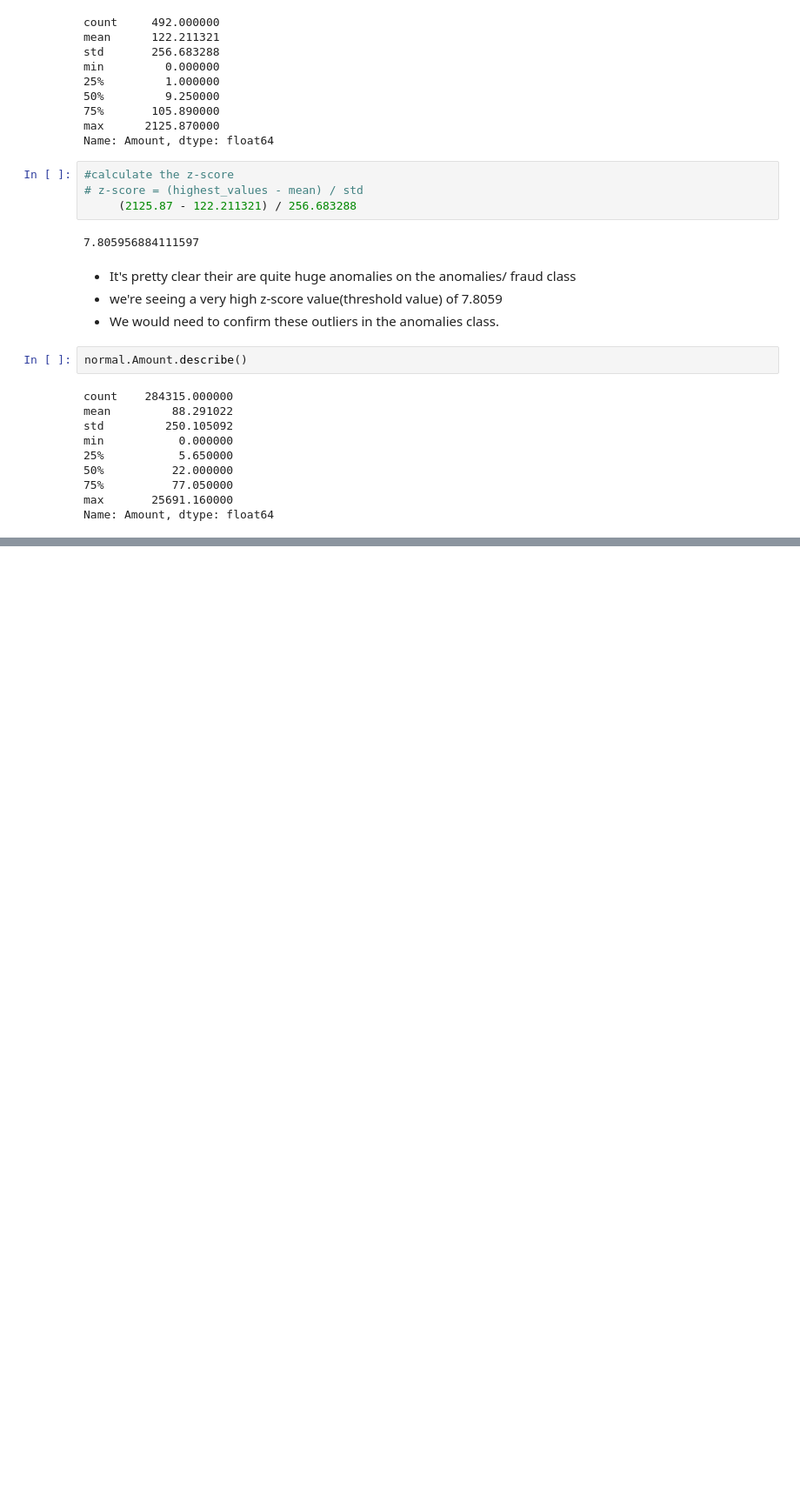
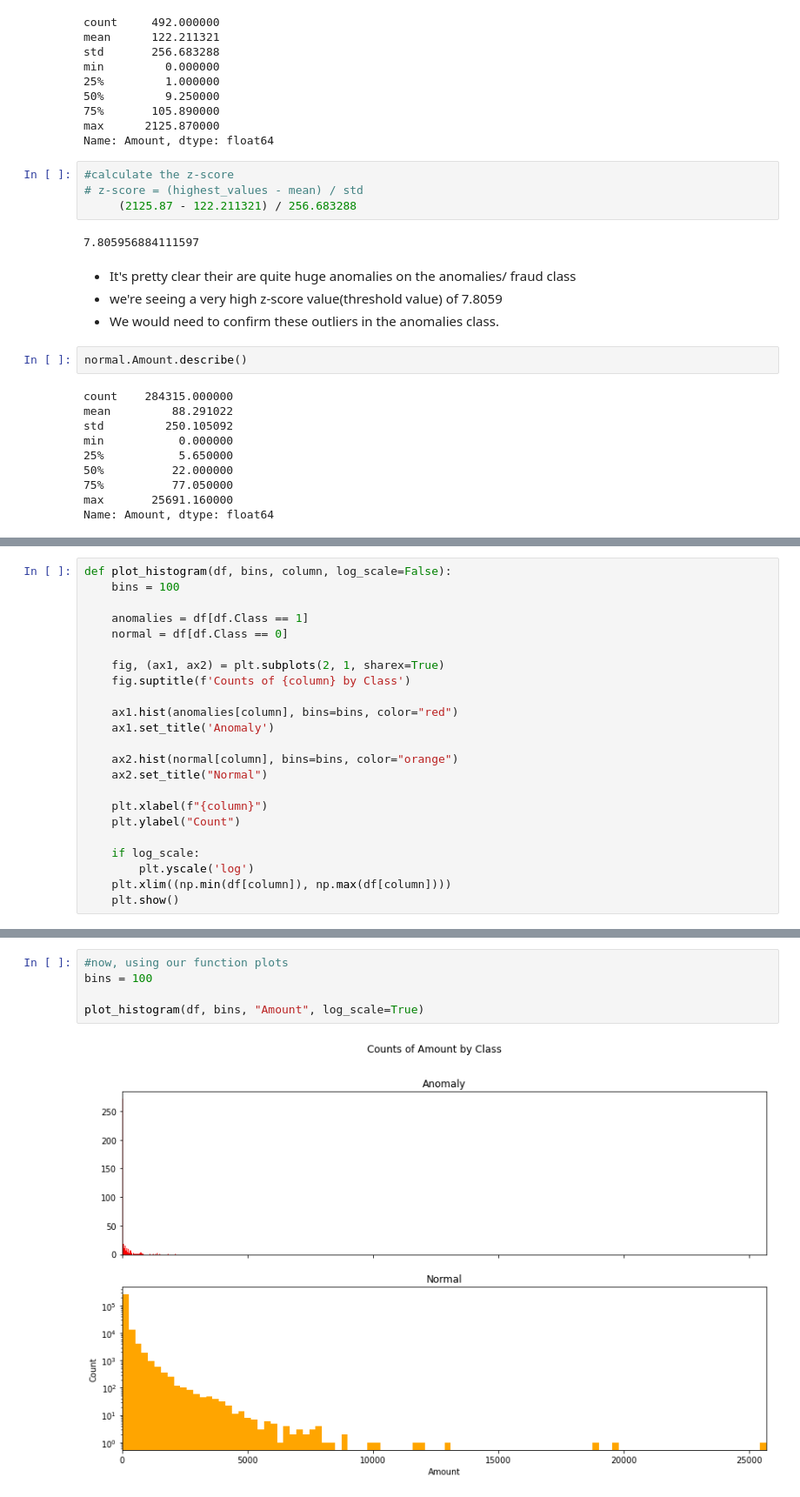
Before and after one commit to Joshua-Abok/mlops-w-creditcard-data, a Jupyter notebook: cc_dataset_analysis.ipynb, the cells around one changed output, grey strips where cells are left out. Shown at 87% size. Saved outputs shown, nothing was run; the diff lists cells and outputs as text; blank space fills up the shorter version.

```diff
--- a/cc_dataset_analysis.ipynb
+++ b/cc_dataset_analysis.ipynb
@@ -110,0 +121,23 @@ Name: Amount, dtype: float64
+# %%
+def plot_histogram(df, bins, column, log_scale=False):
+    bins = 100
+
+    anomalies = df[df.Class == 1]
+    normal = df[df.Class == 0]
+
+    fig, (ax1, ax2) = plt.subplots(2, 1, sharex=True)
+    fig.suptitle(f'Counts of {column} by Class')
+
+    ax1.hist(anomalies[column], bins=bins, color="red")
+    ax1.set_title('Anomaly')
+
+    ax2.hist(normal[column], bins=bins, color="orange")
+    ax2.set_title("Normal")
+
+    plt.xlabel(f"{column}")
+    plt.ylabel("Count")
+
+    if log_scale:
+        plt.yscale('log')
+    plt.xlim((np.min(df[column]), np.max(df[column])))
+    plt.show()
@@ -110,0 +184,7 @@ Name: Amount, dtype: float64
+# %%
+#now, using our function plots
+bins = 100
+
+plot_histogram(df, bins, "Amount", log_scale=True)
+# %% [output]
+[figure, added]
```
Also changed, not shown: parts of 10 cells of this notebook.
